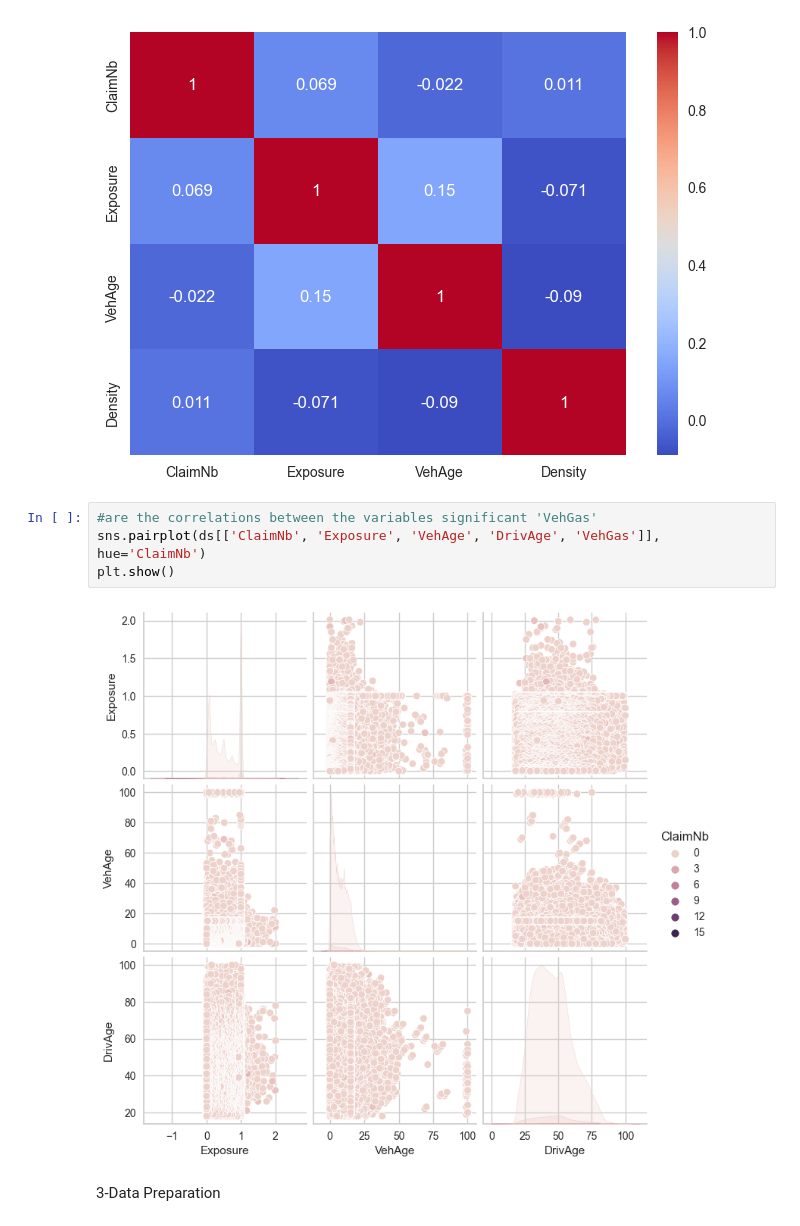
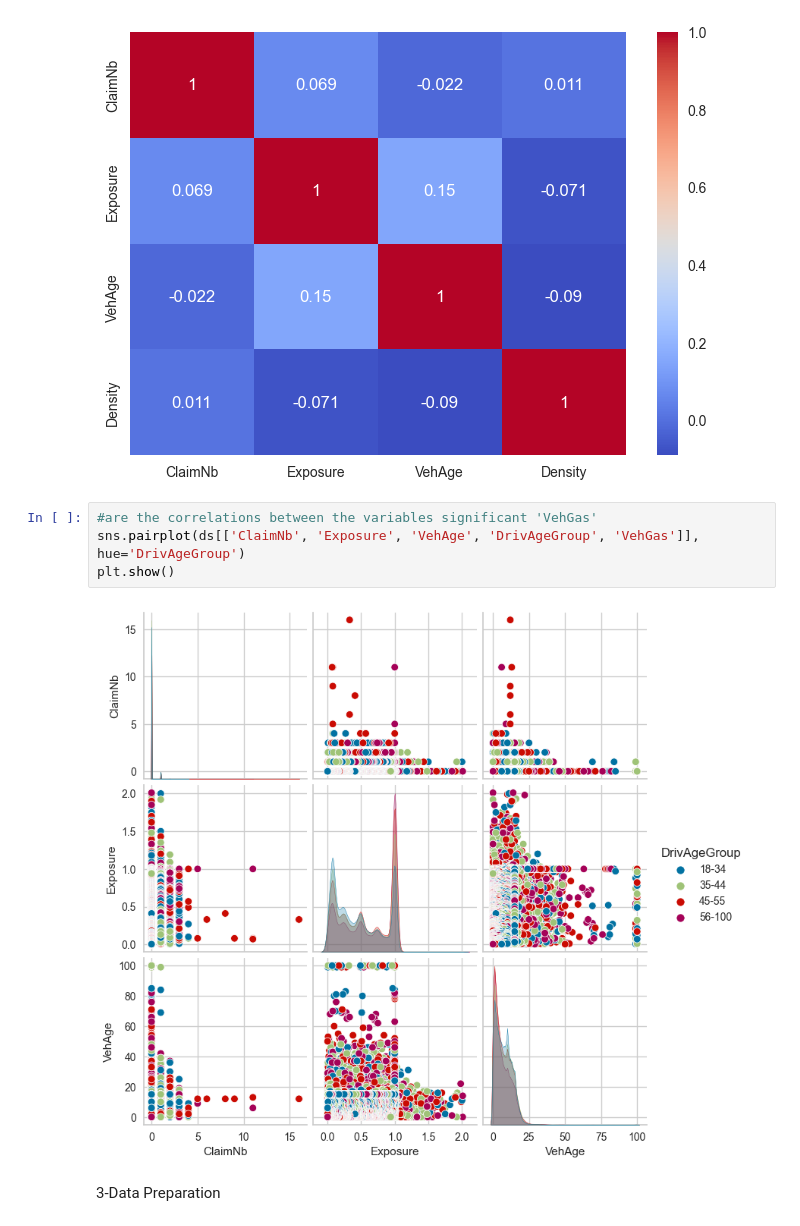
Before and after one commit to Brutosippon/projecto1, a Jupyter notebook: Project1.ipynb, the cells around one changed output. Drawn from its saved outputs; the diff is of its cells as text.

```diff
--- a/Project1.ipynb
+++ b/Project1.ipynb
@@ -345,10 +345,10 @@ plt.show()
 [figure]
 # %%
 #are the correlations between the variables significant 'VehGas'
-sns.pairplot(ds[['ClaimNb', 'Exposure', 'VehAge', 'DrivAge', 'VehGas']], hue='ClaimNb')
+sns.pairplot(ds[['ClaimNb', 'Exposure', 'VehAge', 'DrivAgeGroup', 'VehGas']], hue='DrivAgeGroup')
 plt.show()
 # %% [output]
-[figure, old version]
+[figure, new version]
 # %% [markdown]
 3-Data Preparation
 # %%
```
Also changed, not shown: parts of 25 cells of this notebook, 2 other files.
